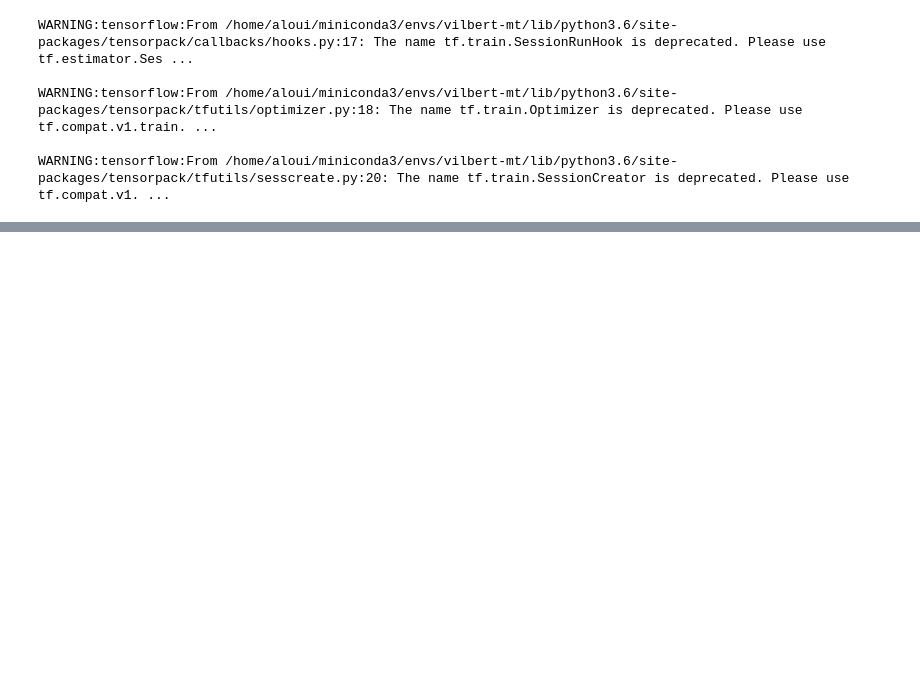
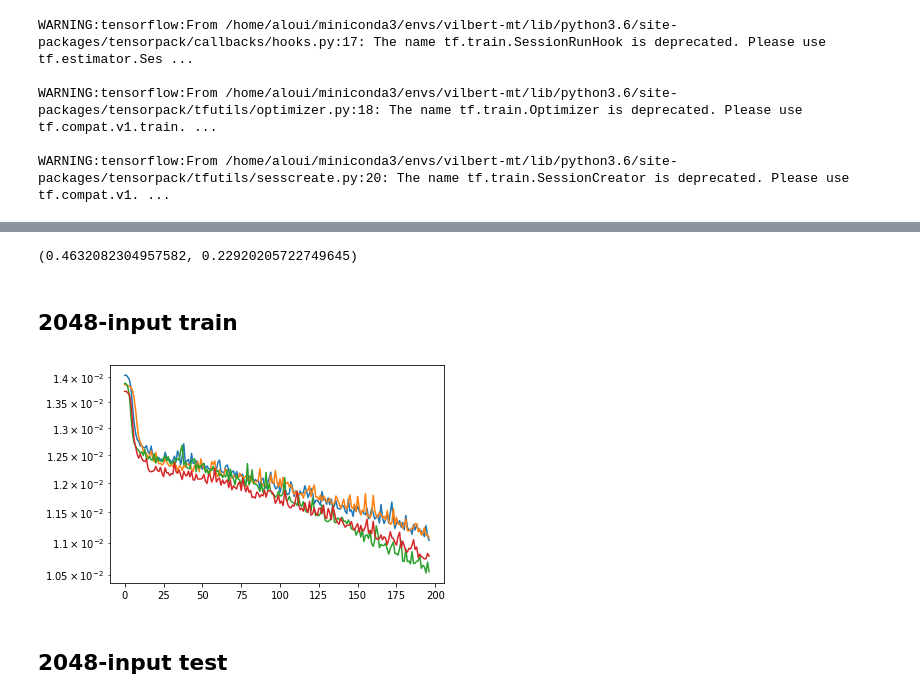
Before and after one commit to mareyL/vilbert-multi-task, a Jupyter notebook: ME_eval.ipynb, the cells around one changed output, grey strips where cells are left out. Cells and saved outputs as stored; diff of their text form; code cells hidden in the pictures; blank space fills up the shorter version.

```diff
--- a/ME_eval.ipynb
+++ b/ME_eval.ipynb
@@ -396,0 +706,28 @@ for task_id in task_ids:
+# %%
+mean(rhos["stm"]), mean(rhos["ltm"])
+# %% [output]
+(0.4632082304957582, 0.22920205722749645)
+# %% [markdown]
+## 2048-input train
+# %%
+nets_2, los_2 = train_reg(
+    concat_pooled_output,
+    targets,
+    2048,
+    2,
+    indices,
+    SigLinNet,
+    BATCH_SIZE,
+    EPOCH,
+    lr,
+    "both",
+    512, 64, 32
+)
+# %%
+for l in los_2:
+    plt.plot(l[3:])
+plt.yscale('log')
+# %% [output]
+[figure, added]
+# %% [markdown]
+## 2048-input test
```
Also changed, not shown: parts of 45 cells of this notebook.
